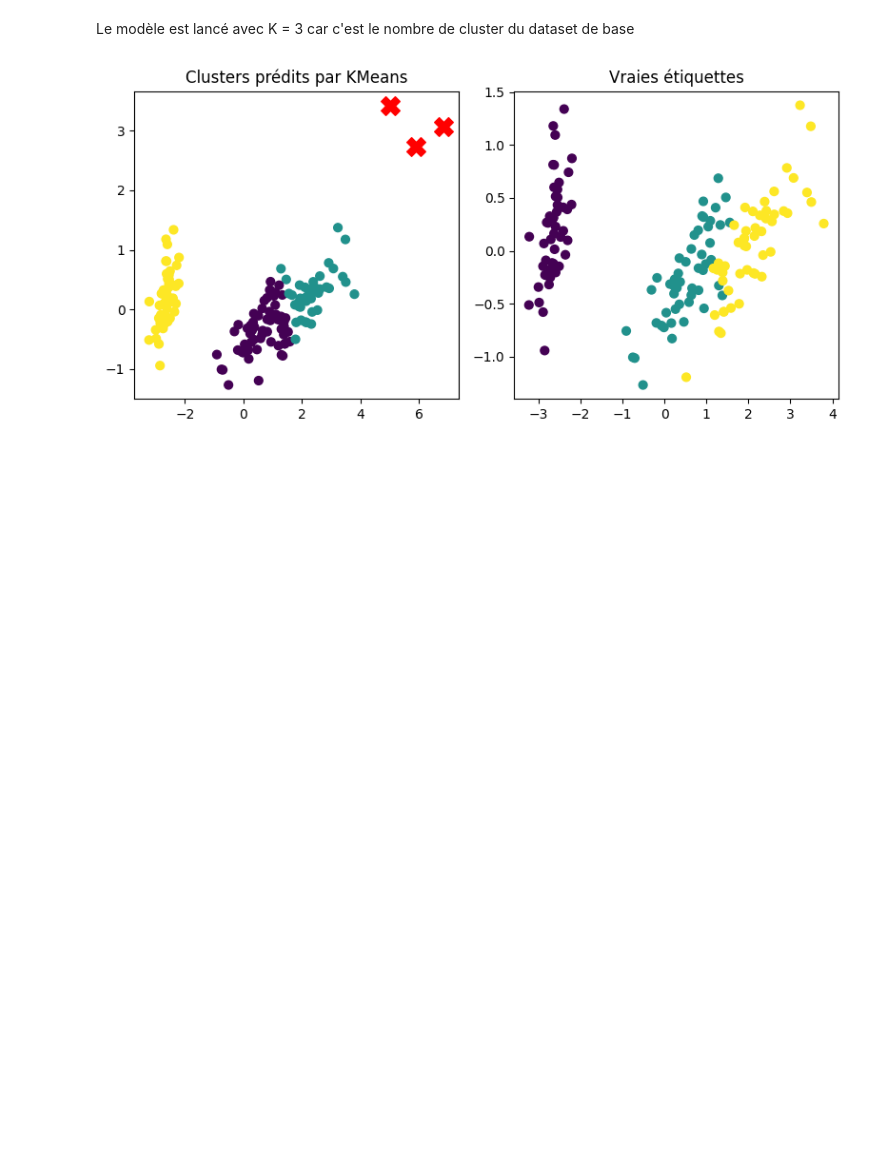
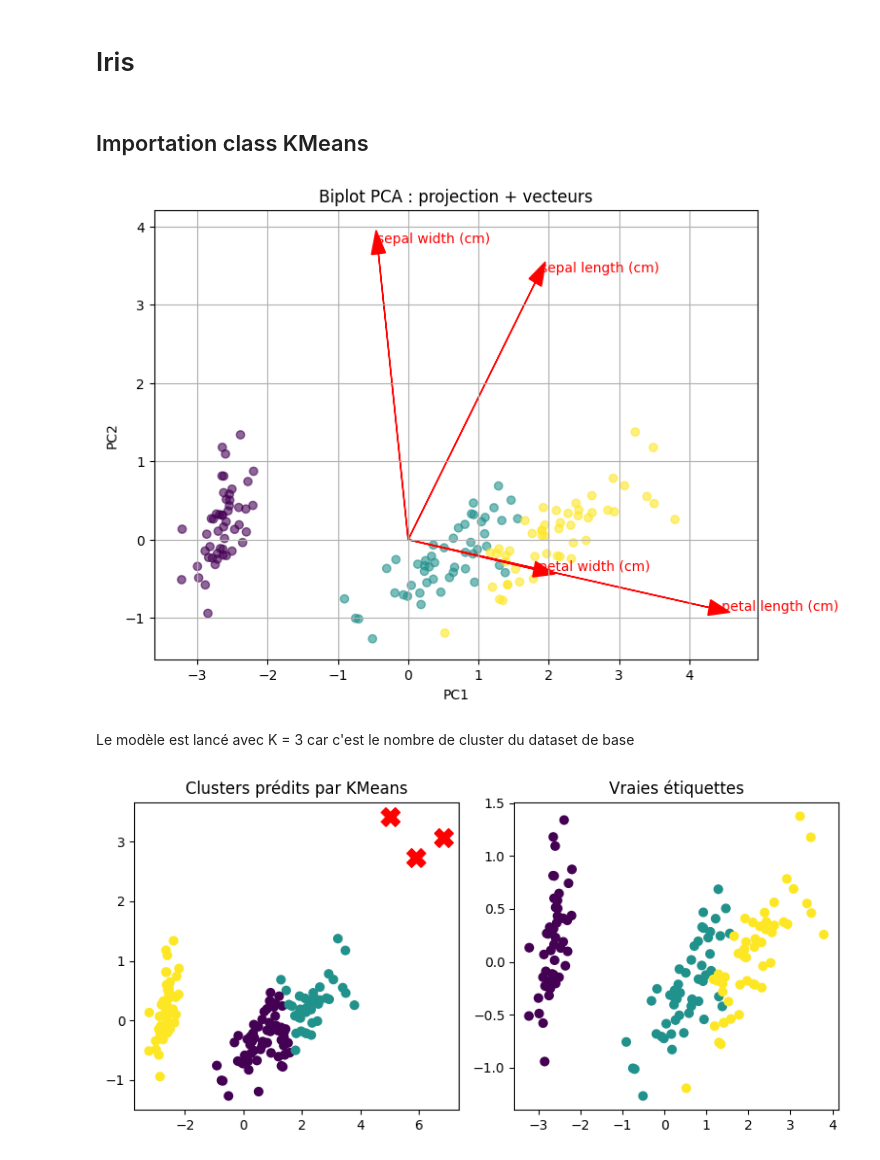
Before and after one commit to ali-bousrira/customer-personality-analysis, a Jupyter notebook: Notebook.ipynb, the cells around one changed output. Drawn from its saved outputs; the diff is of its cells as text; code cells hidden in the pictures; blank space fills up the shorter version.

```diff
--- a/Notebook.ipynb
+++ b/Notebook.ipynb
@@ -9,4 +13,10 @@ from KMeansAMoi import KMeans
+# %% [markdown]
+# Iris
+# %% [markdown]
+## Importation class KMeans
 # %%
 iris = load_iris()
 X = iris.data
 y = iris.target
+feature_names = iris.feature_names
+target_names = iris.target_names
@@ -13 +26,22 @@ y = iris.target
+# %%
+plt.figure(figsize=(8, 6))
+plt.scatter(X_pca[:, 0], X_pca[:, 1], c=y, cmap='viridis', alpha=0.6)
+
+# Ajouter les flèches (vecteurs propres)
+for i in range(pca.components_.shape[1]):
+    plt.arrow(0, 0,
+              pca.components_[0, i]*5,
+              pca.components_[1, i]*5,
+              color='r', head_width=0.2)
+    plt.text(pca.components_[0, i]*5.2,
+             pca.components_[1, i]*5.2,
+             feature_names[i], color='r')
+
+plt.xlabel("PC1")
+plt.ylabel("PC2")
+plt.title("Biplot PCA : projection + vecteurs")
+plt.grid(True)
+plt.show()
+# %% [output]
+[figure, added]
 # %%
```
Also changed, not shown: parts of 49 cells of this notebook, 4 other files.
